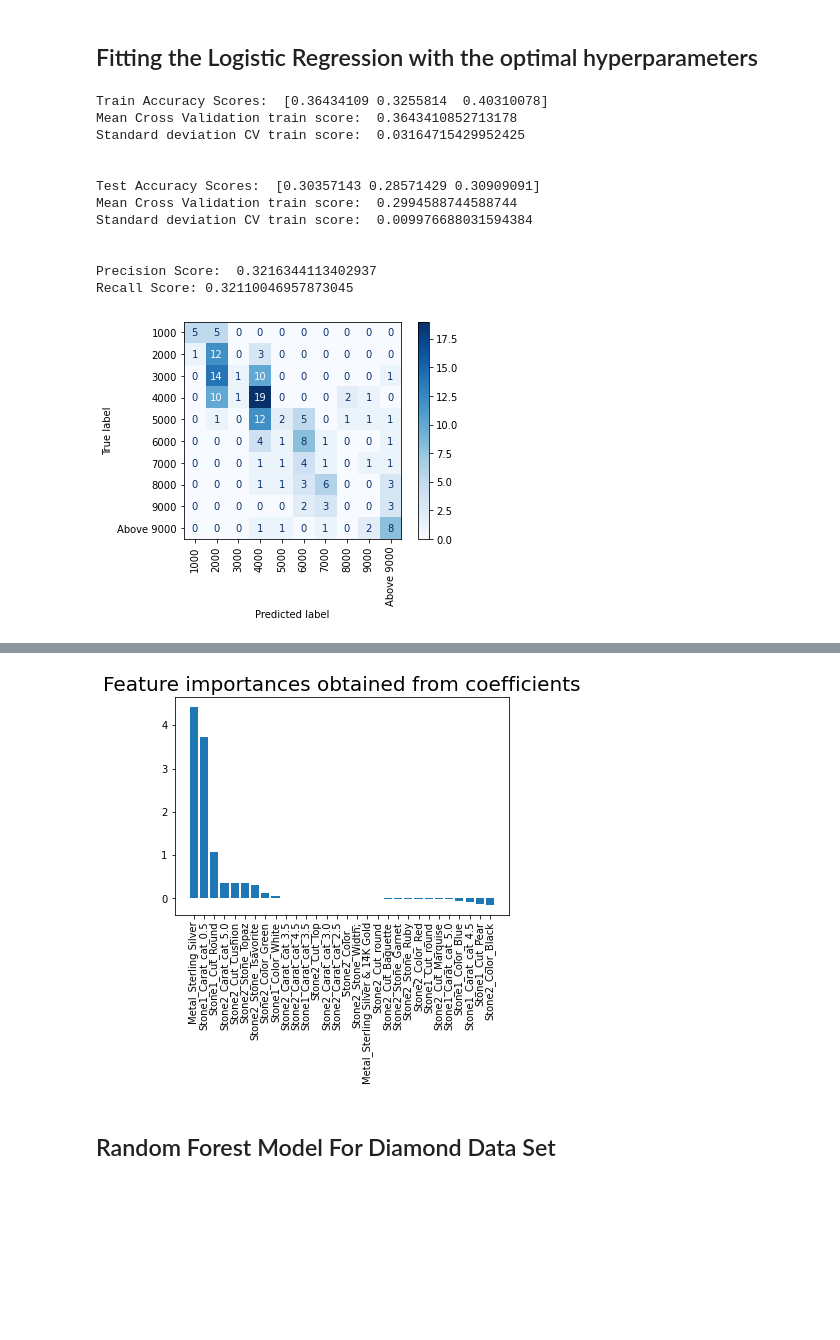
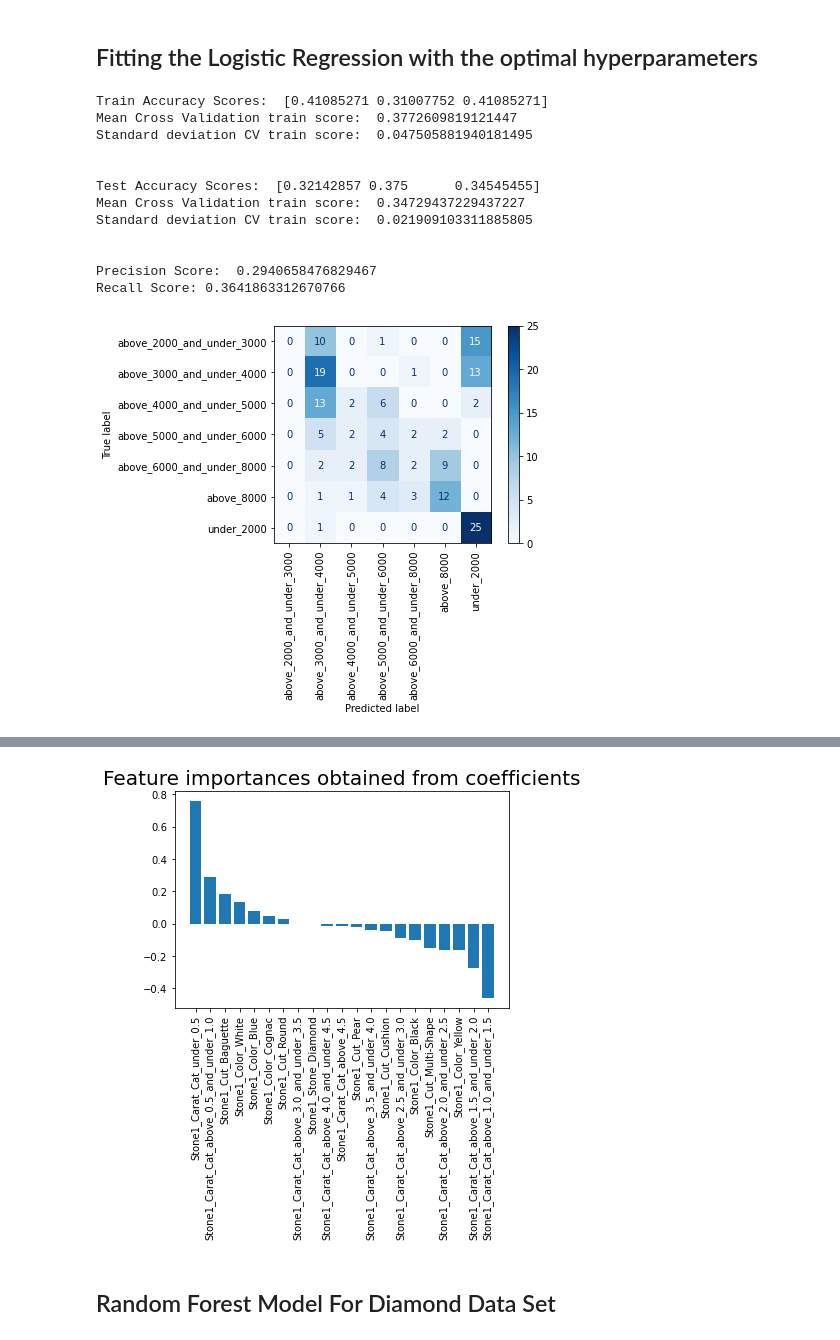
Before and after one commit to rgandhre/SpringBoard, a Jupyter notebook: DataScience_Capstone2/notebooks/Effy_EDA_Rings.ipynb, the cells around one changed output, grey strips where cells are left out. Drawn from its saved outputs; the diff is of its cells as text; code cells hidden in the pictures; blank space fills up the shorter version.

Commit message:
Cleaned up unwanted code

```diff
--- a/DataScience_Capstone2/notebooks/Effy_EDA_Rings.ipynb
+++ b/DataScience_Capstone2/notebooks/Effy_EDA_Rings.ipynb
@@ -130,6 +130,8 @@ df_rings['Metal'].unique()
 array(['14K Gold', '18K Gold', 'Sterling Silver',
        'Sterling Silver & 18K Gold', 'Sterling Silver & 14K Gold',
        'Stainless Steel & 18K Gold', '14k Gold'], dtype=object)
+# %%
+df_rings['Stone1_Cut'] = df_rings['Stone1_Cut'].str.replace('round','Round')
 # %%
 df_rings['Metal'] = df_rings['Metal'].str.replace('14k Gold','14K Gold')
 # %%
@@ -730,0 +664,30 @@ memory usage: 112.4+ KB
+# %%
+#Split the Price column into Categories
+
+df_rings['Price_Category'] =  pd.cut(df_rings['Price'],
+               bins=[0,2000,3000,4000,5000,6000,8000,np.inf],
+             labels=['under_2000',
+                     'above_2000_and_under_3000',
+                     'above_3000_and_under_4000',
+                     'above_4000_and_under_5000',
+                     'above_5000_and_under_6000',
+                     'above_6000_and_under_8000',
+                     'above_8000'])
+
+df_rings = df_rings.drop('Price',axis=1)
+# %%
+#Check the range of Stone1 Carat
+df_rings['Stone1_Carat_Cat'] = pd.cut(df_rings['Stone1_Carat'],
+                                      bins=[0,0.5,1,1.5,2,2.5,3,3.5,4,4.5,5],
+                                      labels=['under_0.5',
+                                              'above_0.5_and_under_1.0',
+                                              'above_1.0_and_under_1.5',
+                                              'above_1.5_and_under_2.0',
+                                              'above_2.0_and_under_2.5',
+                                              'above_2.5_and_under_3.0',
+                                              'above_3.0_and_under_3.5',
+                                              'above_3.5_and_under_4.0',
+                                              'above_4.0_and_under_4.5',
+                                              'above_4.5'])
+
+df_rings = df_rings.drop('Stone1_Carat',axis=1)
@@ -731,3 +717,8 @@ memory usage: 112.4+ KB
+# %%
+#Drop unwanted columns
+df_rings_1 = df_rings.drop(['Description','Discount_Price', 'Stones', 'Jewelry_Type',
+                            'Stone1_Desc','Stone2_Desc','Product_Carat', 'Metal Color', 'Metal',
+                            'Stone2_Stone', 'Stone2_Color','Stone2_Cut', 'Stone2_Carat'],axis=1)
 # %%
 #Since majority of the Stone1 data is Diamond. Splitting the data into Diamonds and other gemstones
 df_otherrings = df_rings_1.loc[(df_rings_1['Stone1_Stone'] != 'Diamond')]
@@ -887,7 +855,7 @@ Best: 0.364341 using {'C': 100, 'penalty': 'l2', 'solver': 'liblinear'}
 # %%
 #Use the best parameters found
 
-logr = LogisticRegression(C=100, penalty= 'l2', solver = 'liblinear')
+logr = LogisticRegression(C=0.1, penalty= 'l2', solver = 'newton-cg')
 logr.fit(X_train,y_train)
 importances = pd.DataFrame(data={'Attribute':X_train.columns, 'Importance':logr.coef_[0]})
 importances = importances.sort_values(by='Importance',ascending=False)
@@ -911,39 +879,39 @@ print('Mean Cross Validation train score: ', np.mean(logr_test_scores))
 print('Standard deviation CV train score: ', np.std(logr_test_scores))
 
 from sklearn.metrics import precision_score, recall_score
 
 precision_lr = precision_score(y_test, y_pred, average='macro')
 recall_lr = recall_score(y_test,y_pred, average='macro')
 print('\n')
 print('Precision Score: ', precision_lr)
 print('Recall Score:', recall_lr)
 
 from sklearn.metrics import plot_confusion_matrix
 
 plot_confusion_matrix(logr, X_test, y_test,cmap=plt.cm.Blues)
 plt.xticks(rotation=90)
 plt.show()
 
 from sklearn.metrics import classification_report
 
 print('\n')
 print(classification_report(y_test, y_pred))
 
 plt.bar(x=importances['Attribute'][:30], height=importances['Importance'][:30])
 plt.title('Feature importances obtained from coefficients', size=20)
 plt.xticks(rotation='vertical')
 plt.show()
 # %% [output]
-Train Accuracy Scores:  [0.36434109 0.3255814  0.40310078]
-Mean Cross Validation train score:  0.3643410852713178
-Standard deviation CV train score:  0.03164715429952425
+Train Accuracy Scores:  [0.41085271 0.31007752 0.41085271]
+Mean Cross Validation train score:  0.3772609819121447
+Standard deviation CV train score:  0.047505881940181495
 
 
-Test Accuracy Scores:  [0.30357143 0.28571429 0.30909091]
-Mean Cross Validation train score:  0.2994588744588744
-Standard deviation CV train score:  0.009976688031594384
+Test Accuracy Scores:  [0.32142857 0.375      0.34545455]
+Mean Cross Validation train score:  0.34729437229437227
+Standard deviation CV train score:  0.021909103311885805
 
 
-Precision Score:  0.3216344113402937
-Recall Score: 0.32110046957873045
+Precision Score:  0.2940658476829467
+Recall Score: 0.3641863312670766
-[figure, old version]
+[figure, new version]
@@ -966,4 +931,4 @@ weighted avg       0.35      0.34      0.28       167
-[figure, old version]
+[figure, new version]
 # %% [markdown]
 ## Random Forest Model For Diamond Data Set
 # %%
```
Also changed, not shown: parts of 72 cells of this notebook.
